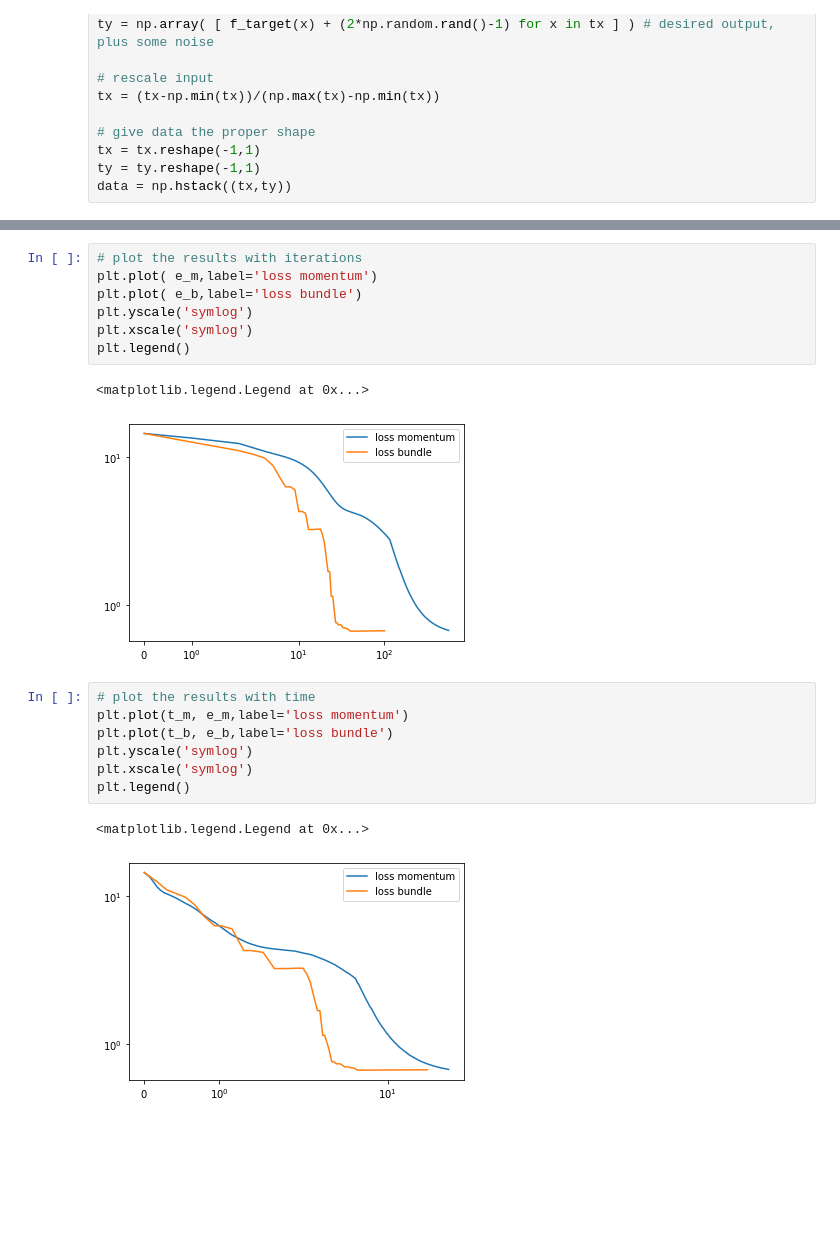
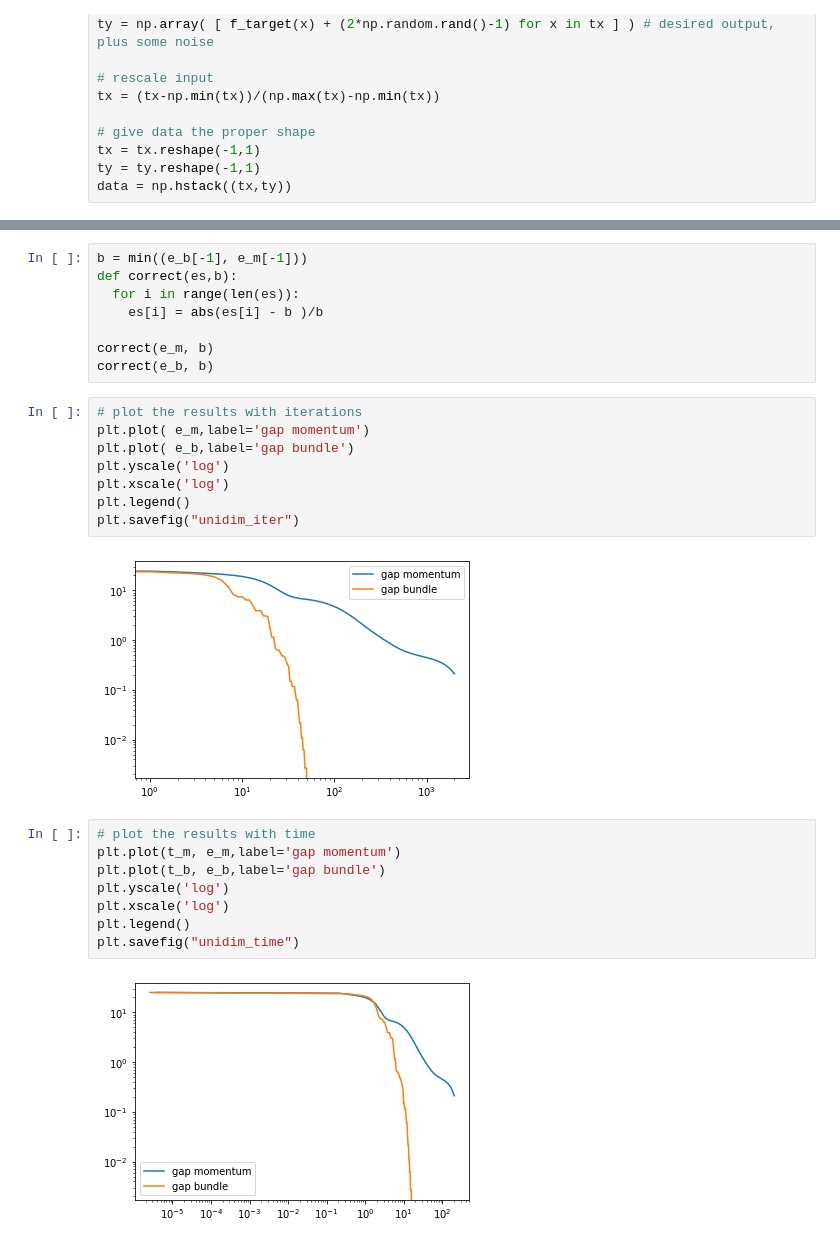
Before and after one commit to sd3ntato/CM_project, a Jupyter notebook: notebooks/unidim/test_unidim_visual.ipynb, the cells around one changed output, grey strips where cells are left out. Drawn from its saved outputs; the diff is of its cells as text; blank space fills up the shorter version.

```diff
--- a/notebooks/unidim/test_unidim_visual.ipynb
+++ b/notebooks/unidim/test_unidim_visual.ipynb
@@ -68,23 +69,31 @@ optimal
+# %%
+b = min((e_b[-1], e_m[-1]))
+def correct(es,b):
+  for i in range(len(es)):
+    es[i] = abs(es[i] - b )/b
+
+correct(e_m, b)
+correct(e_b, b)
 # %%
 # plot the results with iterations
-plt.plot( e_m,label='loss momentum')
-plt.plot( e_b,label='loss bundle')
-plt.yscale('symlog')
-plt.xscale('symlog')
+plt.plot( e_m,label='gap momentum')
+plt.plot( e_b,label='gap bundle')
+plt.yscale('log')
+plt.xscale('log')
 plt.legend()
+plt.savefig("unidim_iter")
 # %% [output]
-<matplotlib.legend.Legend at 0x...>
-[figure, old version]
+[figure, new version]
 # %%
 # plot the results with time
-plt.plot(t_m, e_m,label='loss momentum')
-plt.plot(t_b, e_b,label='loss bundle')
-plt.yscale('symlog')
-plt.xscale('symlog')
+plt.plot(t_m, e_m,label='gap momentum')
+plt.plot(t_b, e_b,label='gap bundle')
+plt.yscale('log')
+plt.xscale('log')
 plt.legend()
+plt.savefig("unidim_time")
 # %% [output]
-<matplotlib.legend.Legend at 0x...>
-[figure, old version]
+[figure, new version]
 # %%
 # now that i trained my net, i can see how it performs (after training) on the target function (training set). Hopefully, one can
 # see that the net has fit the function
```
Also changed, not shown: parts of 5 cells of this notebook, 5 other files.
